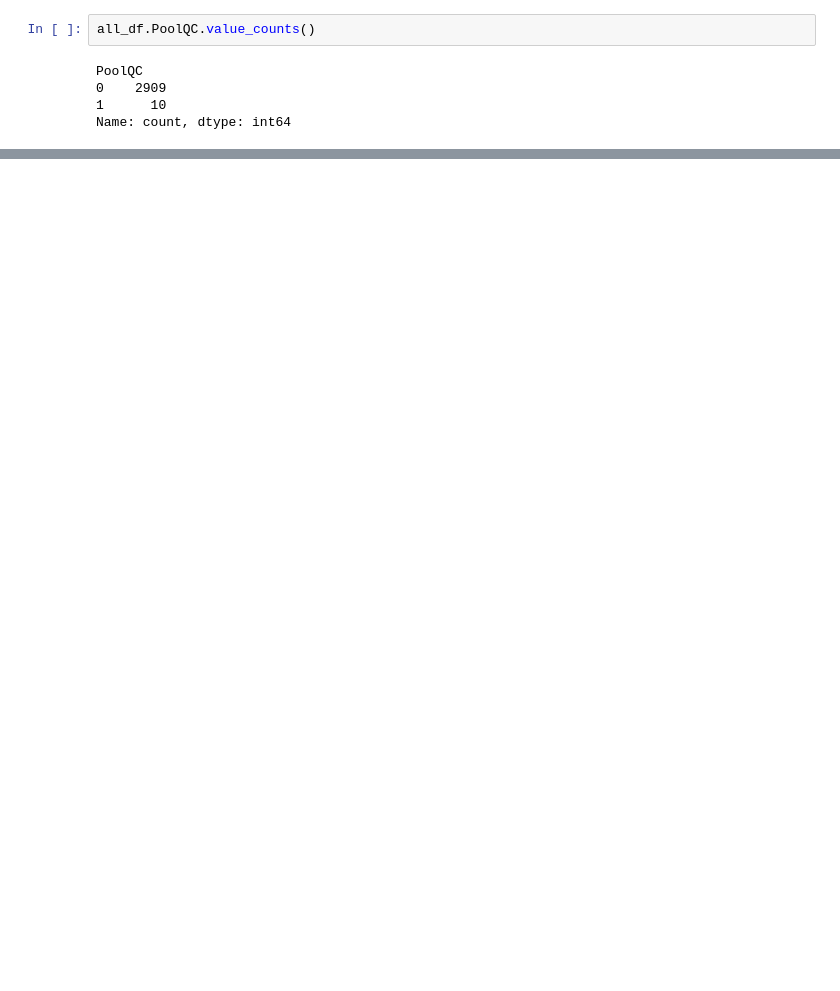
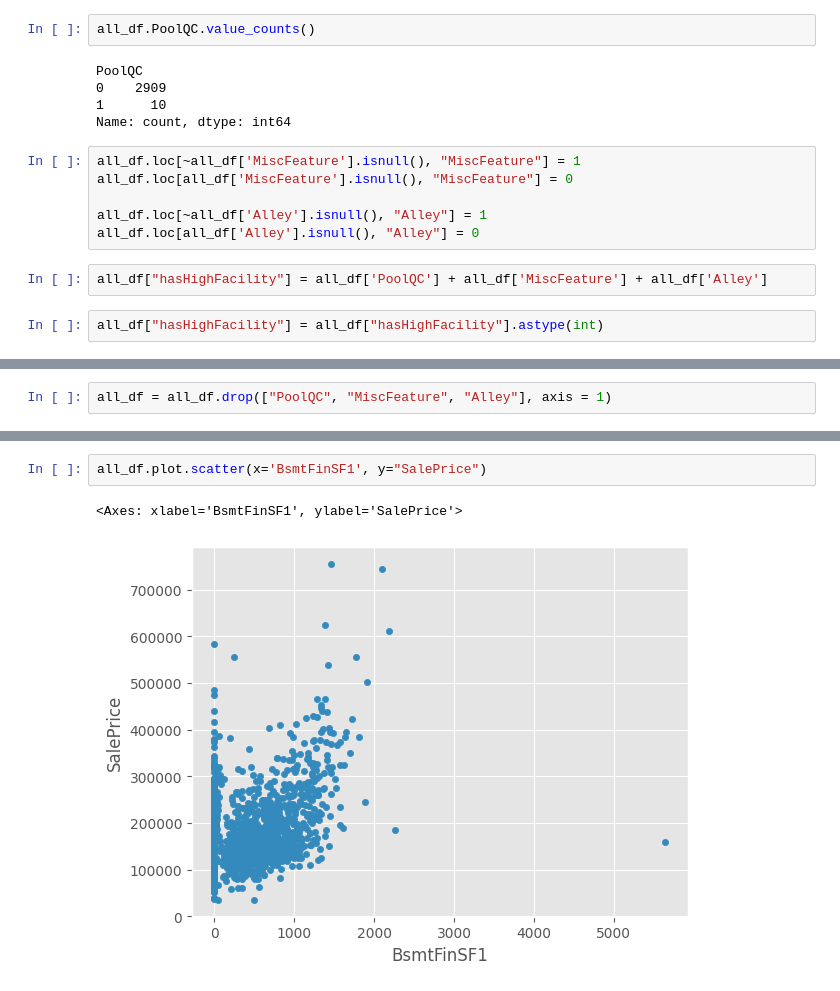
Before and after one commit to yungsuKo/data_science, a Jupyter notebook: 쉽게 시작하는 캐글 데이터 분석/주택가격 예측/house_price.ipynb, the cells around one changed output, grey strips where cells are left out. Cells and saved outputs as stored; diff of their text form; blank space fills up the shorter version.

```diff
--- a/쉽게 시작하는 캐글 데이터 분석/주택가격 예측/house_price.ipynb
+++ b/쉽게 시작하는 캐글 데이터 분석/주택가격 예측/house_price.ipynb
@@ -398,3 +381,13 @@ PoolQC
 0    2909
 1      10
 Name: count, dtype: int64
+# %%
+all_df.loc[~all_df['MiscFeature'].isnull(), "MiscFeature"] = 1
+all_df.loc[all_df['MiscFeature'].isnull(), "MiscFeature"] = 0
+
+all_df.loc[~all_df['Alley'].isnull(), "Alley"] = 1
+all_df.loc[all_df['Alley'].isnull(), "Alley"] = 0
+# %%
+all_df["hasHighFacility"] = all_df['PoolQC'] + all_df['MiscFeature'] + all_df['Alley']
+# %%
+all_df["hasHighFacility"] = all_df["hasHighFacility"].astype(int)
@@ -400,0 +402,2 @@ Name: count, dtype: int64
+# %%
+all_df = all_df.drop(["PoolQC", "MiscFeature", "Alley"], axis = 1)
@@ -400,0 +478,5 @@ Name: count, dtype: int64
+# %%
+all_df.plot.scatter(x='BsmtFinSF1', y="SalePrice")
+# %% [output]
+<Axes: xlabel='BsmtFinSF1', ylabel='SalePrice'>
+[figure, added]
```
Also changed, not shown: parts of 22 cells of this notebook.
